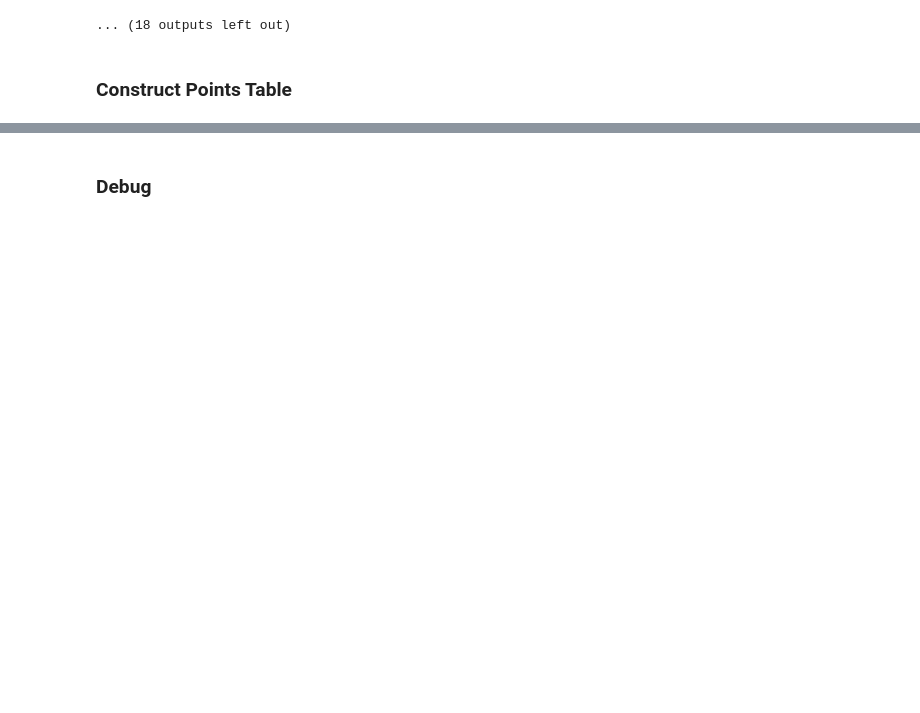
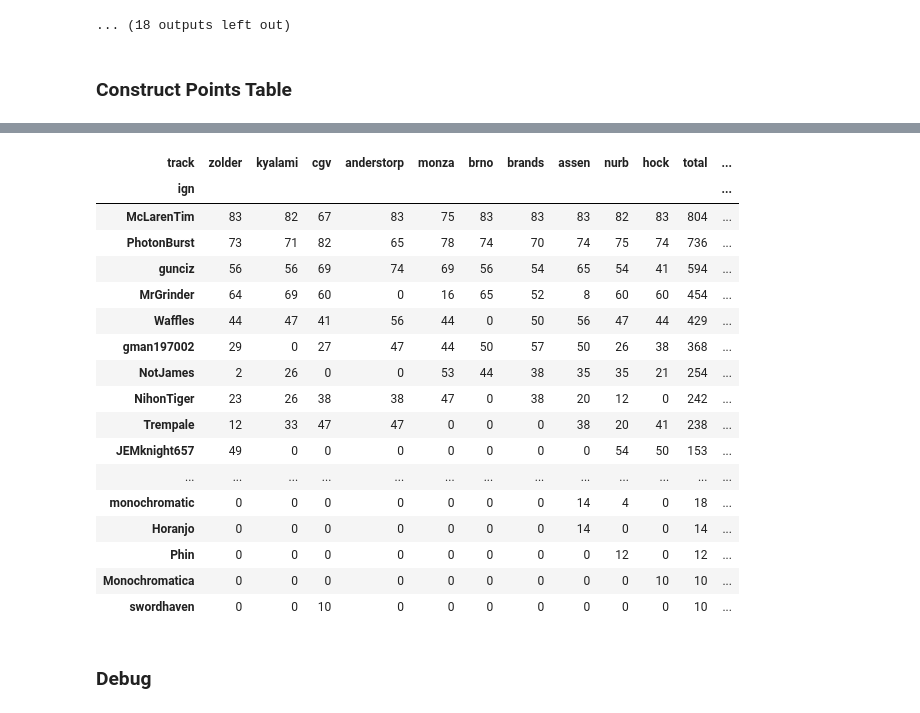
Before and after one commit to denniscfeng/simresults-to-table, a Jupyter notebook: ResultsToChampionshipTables.ipynb, the cells around one changed output, grey strips where cells are left out. Cells and saved outputs as stored; diff of their text form; code cells hidden in the pictures; blank space fills up the shorter version.

Commit message:
tallying championship points

```diff
--- a/ResultsToChampionshipTables.ipynb
+++ b/ResultsToChampionshipTables.ipynb
@@ -474,12 +427,30 @@ anderstorp
 ### Construct Points Table
 # %%
 points_table = pd.DataFrame(index=series_drivers_table.index, columns=pd.MultiIndex.from_product([series_tracks_table.index, series_race_sessions], names=["track", "session"]))
-
-points_table.loc["McLarenTim", ("zolder", "Race 1 result")]
 
 # loop through drivers index
 # construct series with the multindex
 # go thorugh race reports and count up points
 
-# keep seperate table with points totals and sheit
+for driver in points_table.index:
+    for track, session in points_table.columns:
+
+        # (pos, points, qualify points)
+        result_tuple = (-1, 0, 0)
+
+        if track in race_reports:
+
+            race_table = race_reports[track].tables[session]
+            driver_race_result = race_table[race_table["Driver"]==driver]
+
+            if len(driver_race_result==1):
+                pos = driver_race_result.index[0]
+                points = driver_race_result["Points"].item()
+
+                qualify_points = driver_race_result["Qualify Points"].item() if "Qualify Points" in driver_race_result.columns else 0
+                result_tuple = (pos, points, qualify_points)
+
+        points_table.loc[driver, (track, session)] = result_tuple
+
+display(points_table)
 # %% [output]
@@ -487,3 +476,43 @@ nan
+# %%
+# keep seperate table with points totals
+
+tracks = points_table.columns.unique(level="track")
+points_totals_table = pd.DataFrame(index=series_drivers_table.index, columns=tracks)
+
+def get_total_weekend_points(driver_session_results):
+    # sum race session points and qualify points
+    return driver_session_results.apply(lambda t: t[1] + t[2]).sum()
+
+for track in tracks:
+    weekend_points = points_table[track]
+    points_totals_table[track] = weekend_points.apply(get_total_weekend_points, axis=1)
+
+points_totals_table["total"] = points_totals_table.agg(sum, axis=1)
+points_totals_table["total_with_drop_week"] = points_totals_table.apply(lambda driver_row: driver_row["total"] - (min(driver_row)), axis=1)
+
+points_totals_table = points_totals_table.sort_values("total_with_drop_week", ascending=False)
+points_table = points_table.reindex(points_totals_table.index)
+
+display(points_totals_table)
+# %% [output]
+| track | zolder | kyalami | cgv | anderstorp | monza | brno | brands | assen | nurb | hock | total | ... |
+| ign |  |  |  |  |  |  |  |  |  |  |  | ... |
+| McLarenTim | 83 | 82 | 67 | 83 | 75 | 83 | 83 | 83 | 82 | 83 | 804 | ... |
+| PhotonBurst | 73 | 71 | 82 | 65 | 78 | 74 | 70 | 74 | 75 | 74 | 736 | ... |
+| gunciz | 56 | 56 | 69 | 74 | 69 | 56 | 54 | 65 | 54 | 41 | 594 | ... |
+| MrGrinder | 64 | 69 | 60 | 0 | 16 | 65 | 52 | 8 | 60 | 60 | 454 | ... |
+| Waffles | 44 | 47 | 41 | 56 | 44 | 0 | 50 | 56 | 47 | 44 | 429 | ... |
+| gman197002 | 29 | 0 | 27 | 47 | 44 | 50 | 57 | 50 | 26 | 38 | 368 | ... |
+| NotJames | 2 | 26 | 0 | 0 | 53 | 44 | 38 | 35 | 35 | 21 | 254 | ... |
+| NihonTiger | 23 | 26 | 38 | 38 | 47 | 0 | 38 | 20 | 12 | 0 | 242 | ... |
+| Trempale | 12 | 33 | 47 | 47 | 0 | 0 | 0 | 38 | 20 | 41 | 238 | ... |
+| JEMknight657 | 49 | 0 | 0 | 0 | 0 | 0 | 0 | 0 | 54 | 50 | 153 | ... |
+| ... | ... | ... | ... | ... | ... | ... | ... | ... | ... | ... | ... | ... |
+| monochromatic | 0 | 0 | 0 | 0 | 0 | 0 | 0 | 14 | 4 | 0 | 18 | ... |
+| Horanjo | 0 | 0 | 0 | 0 | 0 | 0 | 0 | 14 | 0 | 0 | 14 | ... |
+| Phin | 0 | 0 | 0 | 0 | 0 | 0 | 0 | 0 | 12 | 0 | 12 | ... |
+| Monochromatica | 0 | 0 | 0 | 0 | 0 | 0 | 0 | 0 | 0 | 10 | 10 | ... |
+| swordhaven | 0 | 0 | 10 | 0 | 0 | 0 | 0 | 0 | 0 | 0 | 10 | ... |
 # %% [markdown]
 ### Debug
 # %%
```
Also changed, not shown: parts of 4 cells of this notebook, 1 other file.
